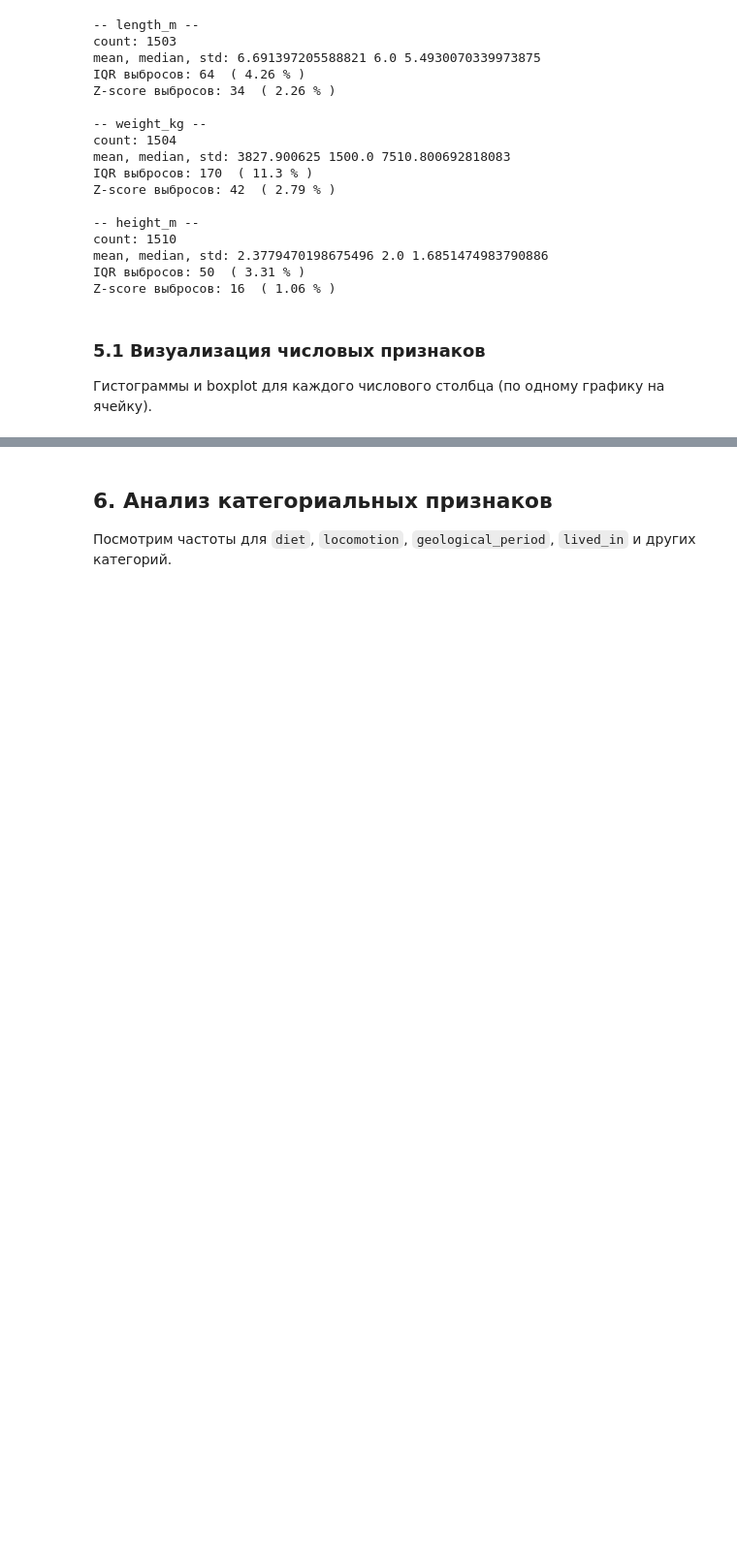
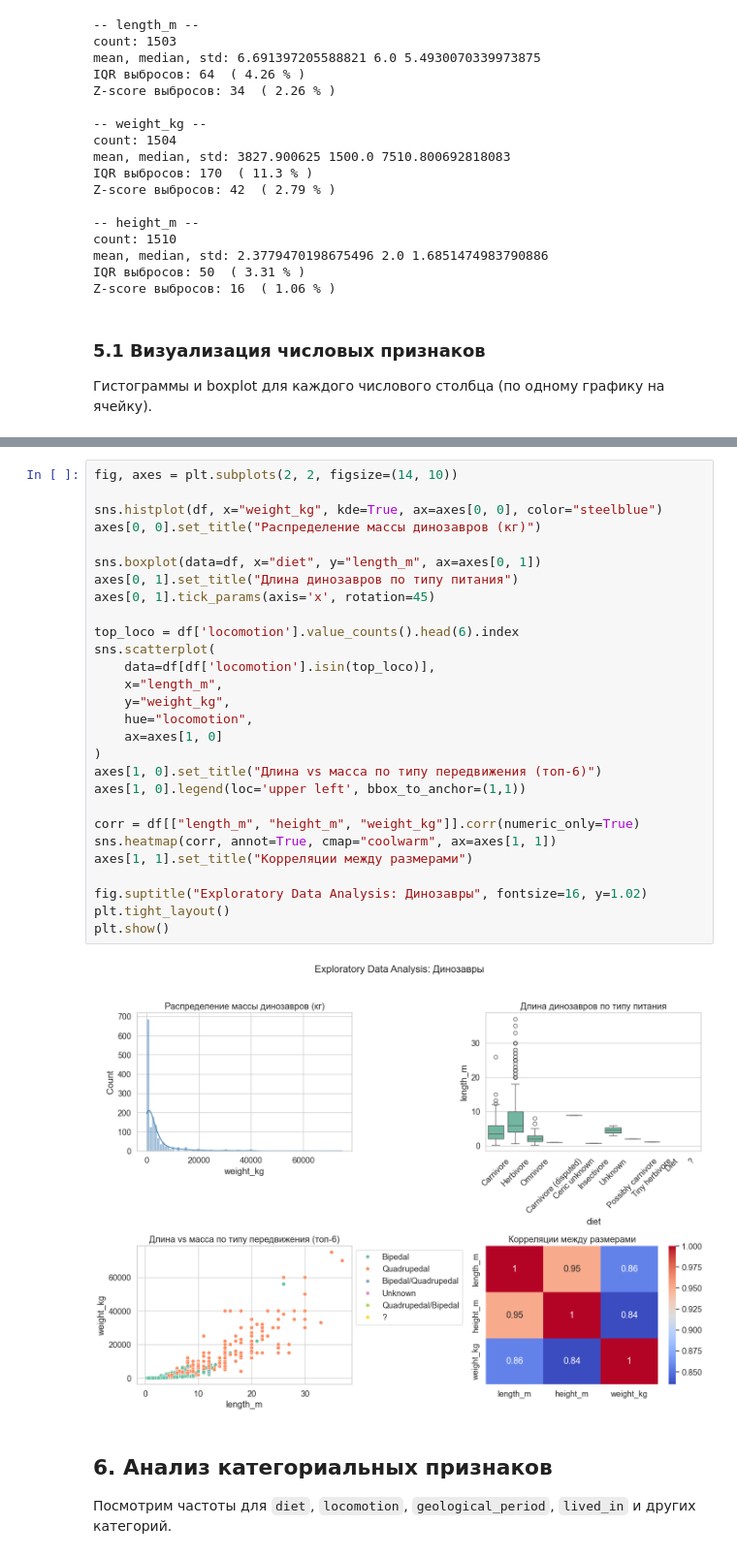
Before and after one commit to Ernest-bio/dataset, a Jupyter notebook: notebooks/EDA.ipynb, the cells around one changed output, grey strips where cells are left out. Shown: that part at 97% size. Drawn from its saved outputs; the diff is of its cells as text; blank space fills up the shorter version.

```diff
--- a/notebooks/EDA.ipynb
+++ b/notebooks/EDA.ipynb
@@ -221,3 +247,33 @@ else:
+# %%
+fig, axes = plt.subplots(2, 2, figsize=(14, 10))
+
+sns.histplot(df, x="weight_kg", kde=True, ax=axes[0, 0], color="steelblue")
+axes[0, 0].set_title("Распределение массы динозавров (кг)")
+
+sns.boxplot(data=df, x="diet", y="length_m", ax=axes[0, 1])
+axes[0, 1].set_title("Длина динозавров по типу питания")
+axes[0, 1].tick_params(axis='x', rotation=45)
+
+top_loco = df['locomotion'].value_counts().head(6).index
+sns.scatterplot(
+    data=df[df['locomotion'].isin(top_loco)],
+    x="length_m",
+    y="weight_kg",
+    hue="locomotion",
+    ax=axes[1, 0]
+)
+axes[1, 0].set_title("Длина vs масса по типу передвижения (топ-6)")
+axes[1, 0].legend(loc='upper left', bbox_to_anchor=(1,1))
+
+corr = df[["length_m", "height_m", "weight_kg"]].corr(numeric_only=True)
+sns.heatmap(corr, annot=True, cmap="coolwarm", ax=axes[1, 1])
+axes[1, 1].set_title("Корреляции между размерами")
+
+fig.suptitle("Exploratory Data Analysis: Динозавры", fontsize=16, y=1.02)
+plt.tight_layout()
+plt.show()
+# %% [output]
+[figure, added]
 # %% [markdown]
 ## 6. Анализ категориальных признаков
 
```
Also changed, not shown: parts of 13 cells of this notebook.
